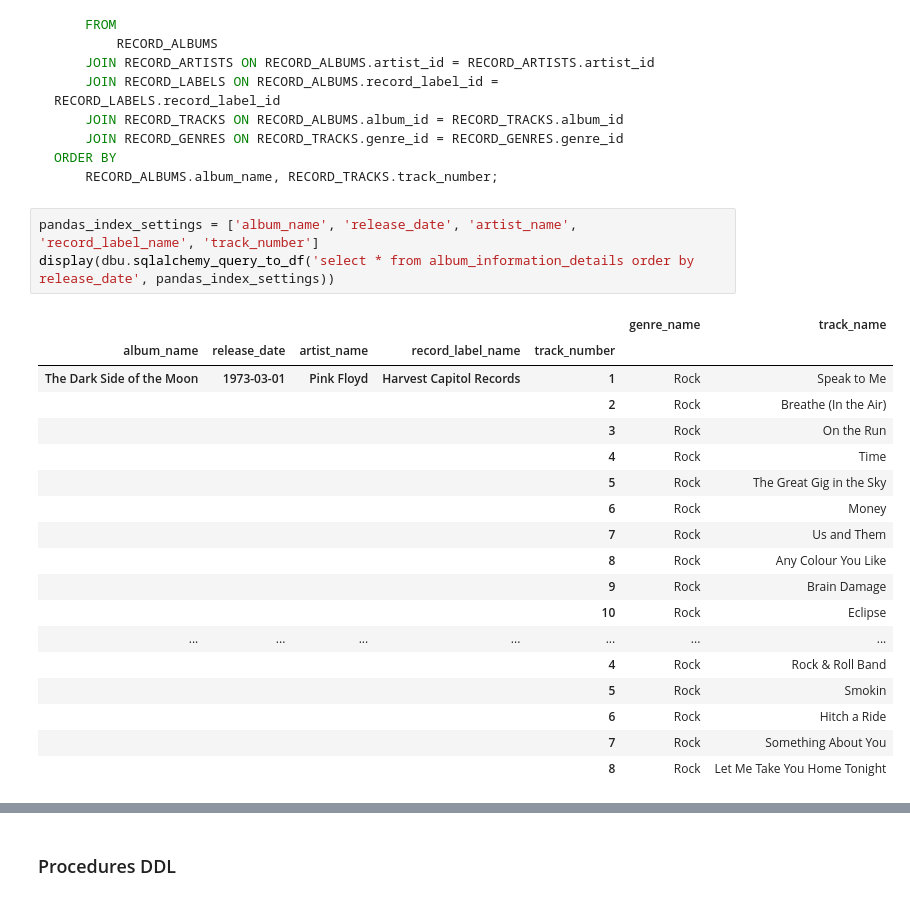
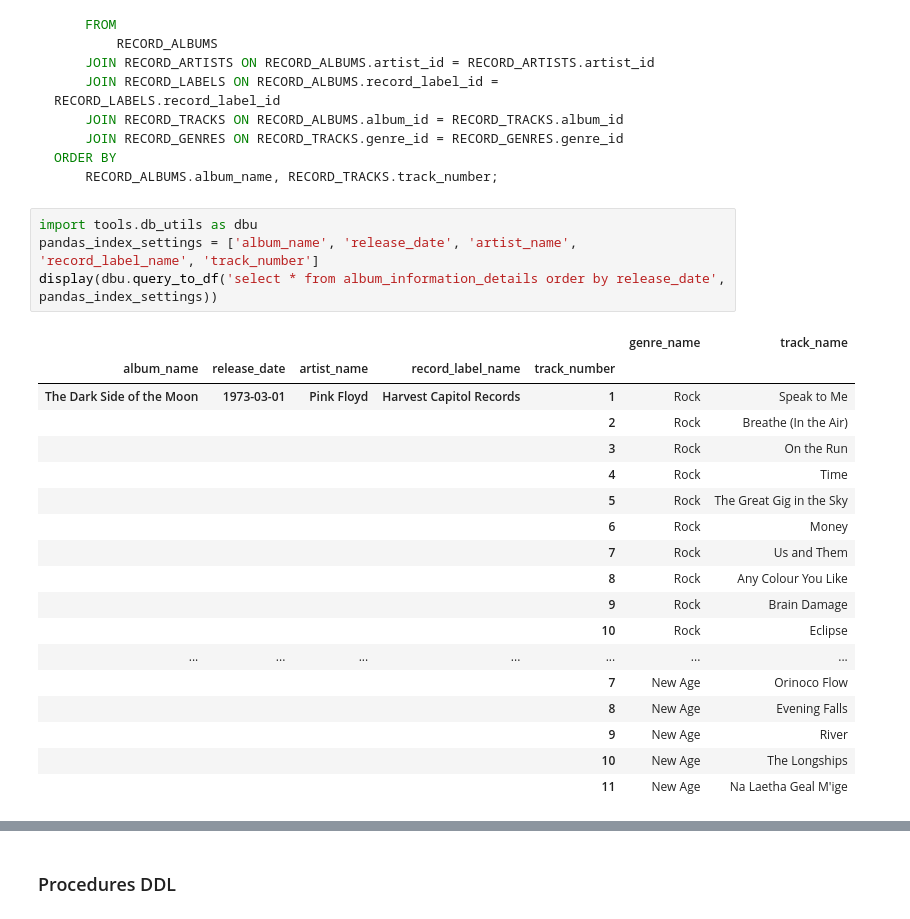
Before and after one commit to nmaiorana/CS-GY_6083_principles_of_database_systems, a Jupyter notebook: project_final_presetnation.ipynb, the cells around one changed output, grey strips where cells are left out. Drawn from its saved outputs; the diff is of its cells as text.

````diff
--- a/project_final_presetnation.ipynb
+++ b/project_final_presetnation.ipynb
@@ -178,27 +188,28 @@ ORDER BY
     RECORD_ALBUMS.album_name, RECORD_TRACKS.track_number;
 ```
 # %%
+import tools.db_utils as dbu
 pandas_index_settings = ['album_name', 'release_date', 'artist_name', 'record_label_name', 'track_number']
-display(dbu.sqlalchemy_query_to_df('select * from album_information_details order by release_date', pandas_index_settings))
+display(dbu.query_to_df('select * from album_information_details order by release_date', pandas_index_settings))
 # %% [output]
 |  |  |  |  |  | genre_name | track_name |
 | album_name | release_date | artist_name | record_label_name | track_number |  |  |
 | The Dark Side of the Moon | 1973-03-01 | Pink Floyd | Harvest Capitol Records | 1 | Rock | Speak to Me |
 |  |  |  |  | 2 | Rock | Breathe (In the Air) |
 |  |  |  |  | 3 | Rock | On the Run |
 |  |  |  |  | 4 | Rock | Time |
 |  |  |  |  | 5 | Rock | The Great Gig in the Sky |
 |  |  |  |  | 6 | Rock | Money |
 |  |  |  |  | 7 | Rock | Us and Them |
 |  |  |  |  | 8 | Rock | Any Colour You Like |
 |  |  |  |  | 9 | Rock | Brain Damage |
 |  |  |  |  | 10 | Rock | Eclipse |
 | ... | ... | ... | ... | ... | ... | ... |
-|  |  |  |  | 4 | Rock | Rock & Roll Band |
-|  |  |  |  | 5 | Rock | Smokin |
-|  |  |  |  | 6 | Rock | Hitch a Ride |
-|  |  |  |  | 7 | Rock | Something About You |
-|  |  |  |  | 8 | Rock | Let Me Take You Home Tonight |
+|  |  |  |  | 7 | New Age | Orinoco Flow |
+|  |  |  |  | 8 | New Age | Evening Falls |
+|  |  |  |  | 9 | New Age | River |
+|  |  |  |  | 10 | New Age | The Longships |
+|  |  |  |  | 11 | New Age | Na Laetha Geal M'ige |
 # %% [markdown]
 #### Band Members View
 ```sql
````
Also changed, not shown: parts of 18 cells of this notebook, 16 other files.
